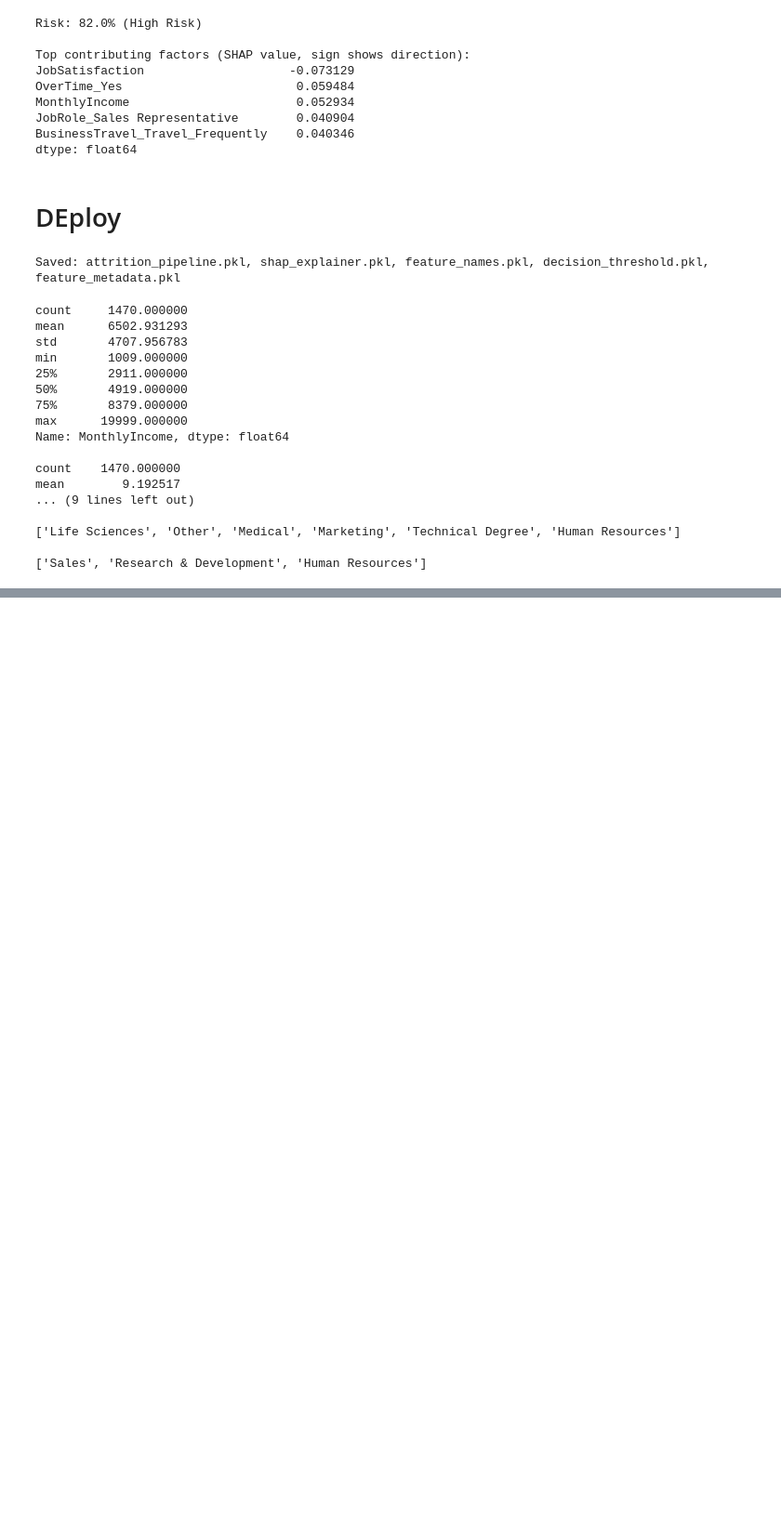
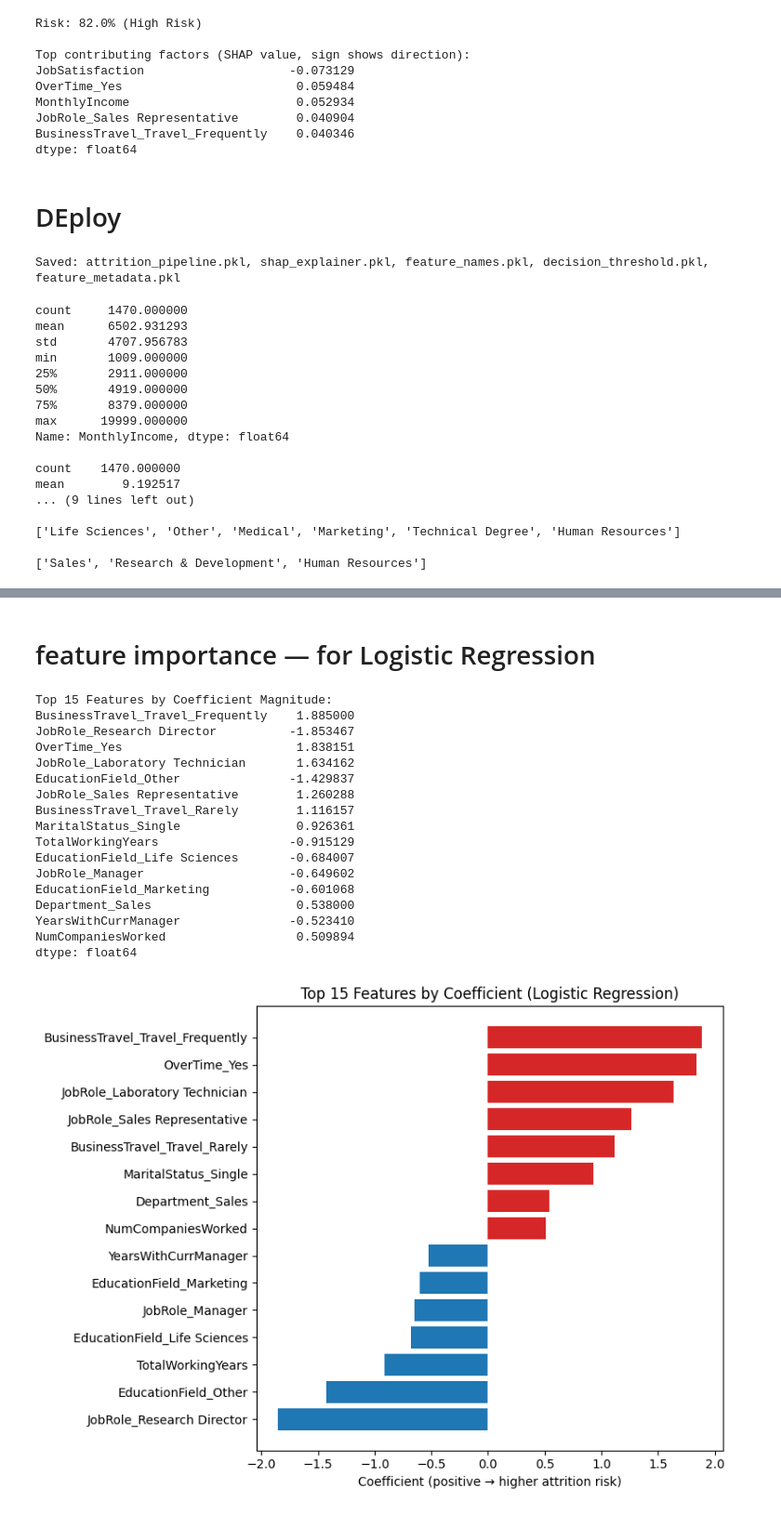
Before and after one commit to IsratMou/HR_Attrition_App, a Jupyter notebook: employee-attrition-prediction.ipynb, the cells around one changed output, grey strips where cells are left out. Shown at 93% size. Saved outputs shown, nothing was run; the diff lists cells and outputs as text; code cells hidden in the pictures; blank space fills up the shorter version.

Commit message:
Kaggle Notebook | Employee Attrition prediction | Version 5

```diff
--- a/employee-attrition-prediction.ipynb
+++ b/employee-attrition-prediction.ipynb
@@ -505,0 +625,49 @@ mean        9.192517
+# %% [markdown]
+# feature importance — for Logistic Regression
+# %%
+import pandas as pd
+
+# Get feature names from the fitted encoder (same as before)
+ohe = model_pipeline.named_steps['preprocessor'].named_transformers_['cat']
+cat_feature_names = ohe.get_feature_names_out(categorical_cols)
+all_feature_names = list(cat_feature_names) + numeric_cols
+
+# Logistic Regression coefficients — sign shows direction, magnitude shows strength
+# (valid to compare magnitudes now because numeric features are scaled)
+coefficients = model_pipeline.named_steps['classifier'].coef_[0]
+
+feature_importance = pd.Series(coefficients, index=all_feature_names).sort_values(key=abs, ascending=False)
+
+print("Top 15 Features by Coefficient Magnitude:")
+print(feature_importance.head(15))
+
+import matplotlib.pyplot as plt
+
+top15 = feature_importance.head(15).sort_values()
+colors = ['#d62728' if v > 0 else '#1f77b4' for v in top15.values]
+
+plt.figure(figsize=(8, 6))
+plt.barh(top15.index, top15.values, color=colors)
+plt.title('Top 15 Features by Coefficient (Logistic Regression)')
+plt.xlabel('Coefficient (positive → higher attrition risk)')
+plt.tight_layout()
+plt.show()
+# %% [output]
+Top 15 Features by Coefficient Magnitude:
+BusinessTravel_Travel_Frequently    1.885000
+JobRole_Research Director          -1.853467
+OverTime_Yes                        1.838151
+JobRole_Laboratory Technician       1.634162
+EducationField_Other               -1.429837
+JobRole_Sales Representative        1.260288
+BusinessTravel_Travel_Rarely        1.116157
+MaritalStatus_Single                0.926361
+TotalWorkingYears                  -0.915129
+EducationField_Life Sciences       -0.684007
+JobRole_Manager                    -0.649602
+EducationField_Marketing           -0.601068
+Department_Sales                    0.538000
+YearsWithCurrManager               -0.523410
+NumCompaniesWorked                  0.509894
+dtype: float64
+[figure, added]
```
Also changed, not shown: parts of 11 cells of this notebook.
